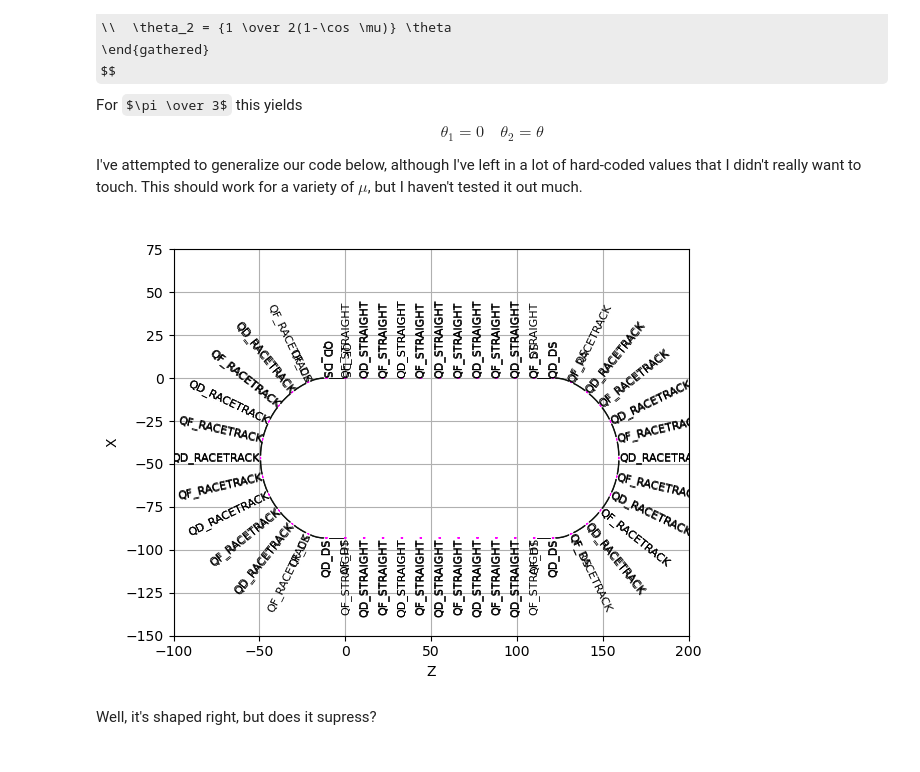
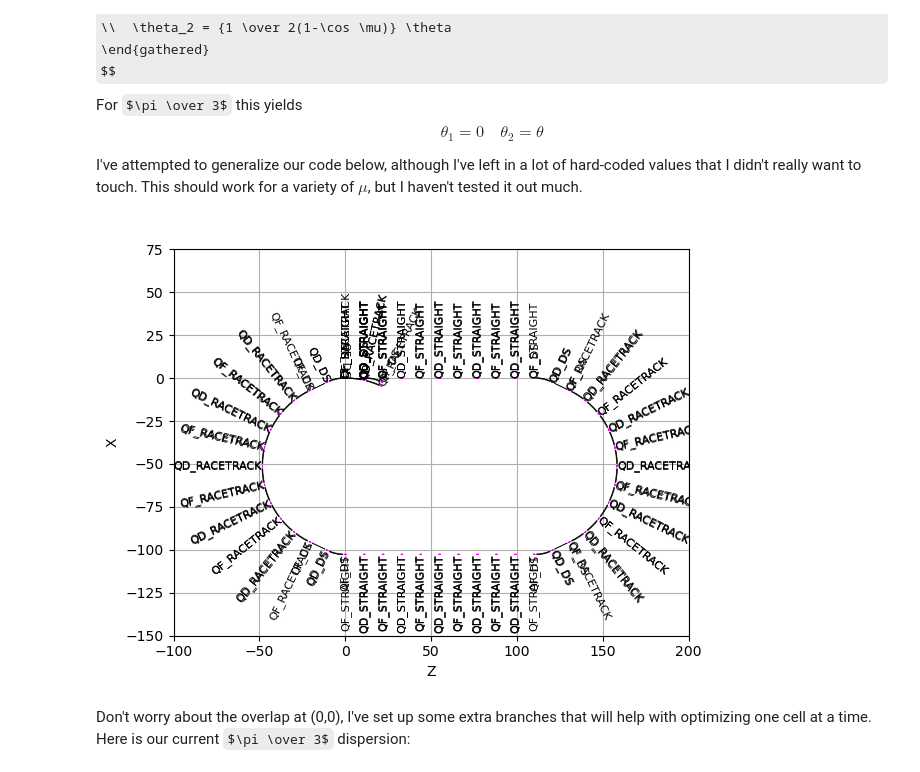
Before and after one commit to andrew-koren/learn-bmad, a Jupyter notebook: project_2/project_2.ipynb, the cells around one changed output. Cells and saved outputs as stored; diff of their text form; code cells hidden in the pictures; some formulas as TeX source.

```diff
--- a/project_2/project_2.ipynb
+++ b/project_2/project_2.ipynb
@@ -689,25 +731,26 @@ def make_ds_init():
 # %%
 if os.getcwd() == original_dir:
     os.chdir(Path.cwd() / "dispersion_suppression_tune")
 
 mu = pi*Rational(1,3)
 m = 1/(2*(1-cos(mu)))
 params = {
     'n': 5,
-    'm': float(m.evalf())
+    'm': float(m.evalf()),
+    'mu': mu
 }
 
 make_ds_lattice(params)
-make_ds_init()
+make_ds_init(params)
 
 init_file = "tao_ds.init"
 lattice_file = "pi3_ds.bmad"
 tao = Tao(init_file=init_file, lattice_file=lattice_file, plot="mpl")
 tao.plot('floor', xlim = (-100, 200), ylim = (-150, 75))
 # %% [output]
-[figure, old version]
+[figure, new version]
 # %% [markdown]
-Well, it's shaped right, but does it supress?
+Don't worry about the overlap at (0,0), I've set up some extra branches that will help with optimizing one cell at a time. Here is our current $\pi \over 3$ dispersion:
 # %%
 tao.plot('eta')
 # %% [output]
```
Also changed, not shown: parts of 11 cells of this notebook, 5 other files.
